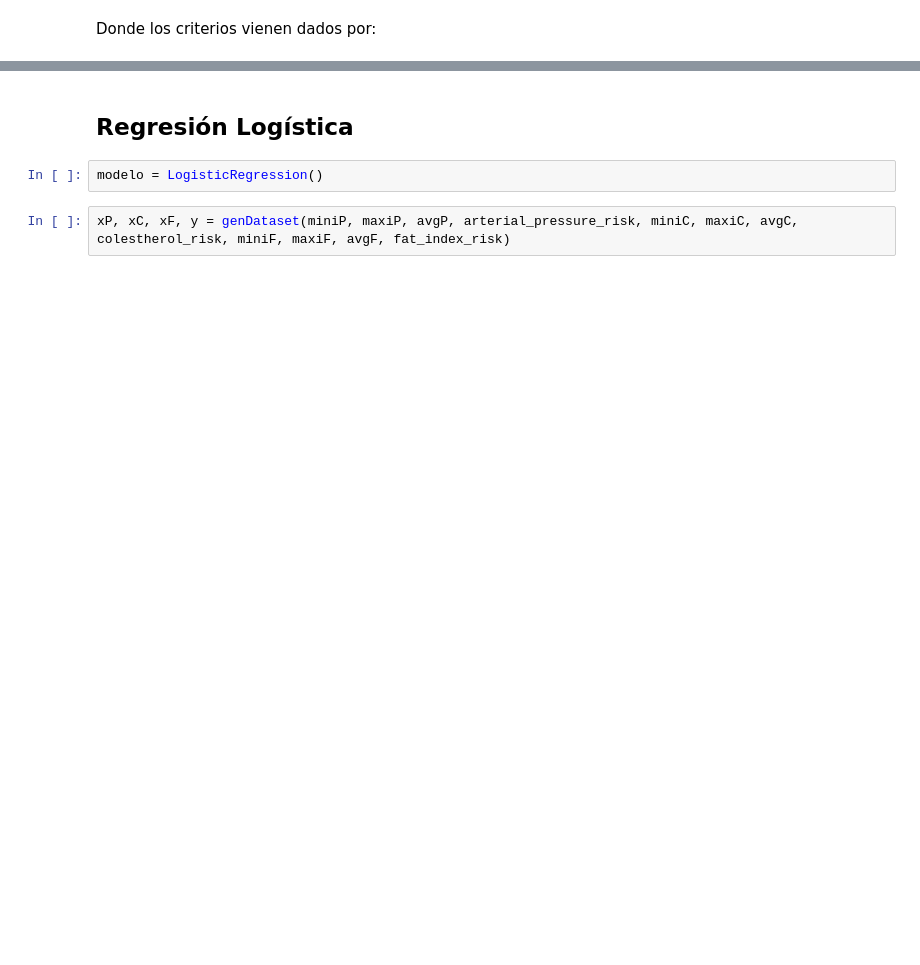
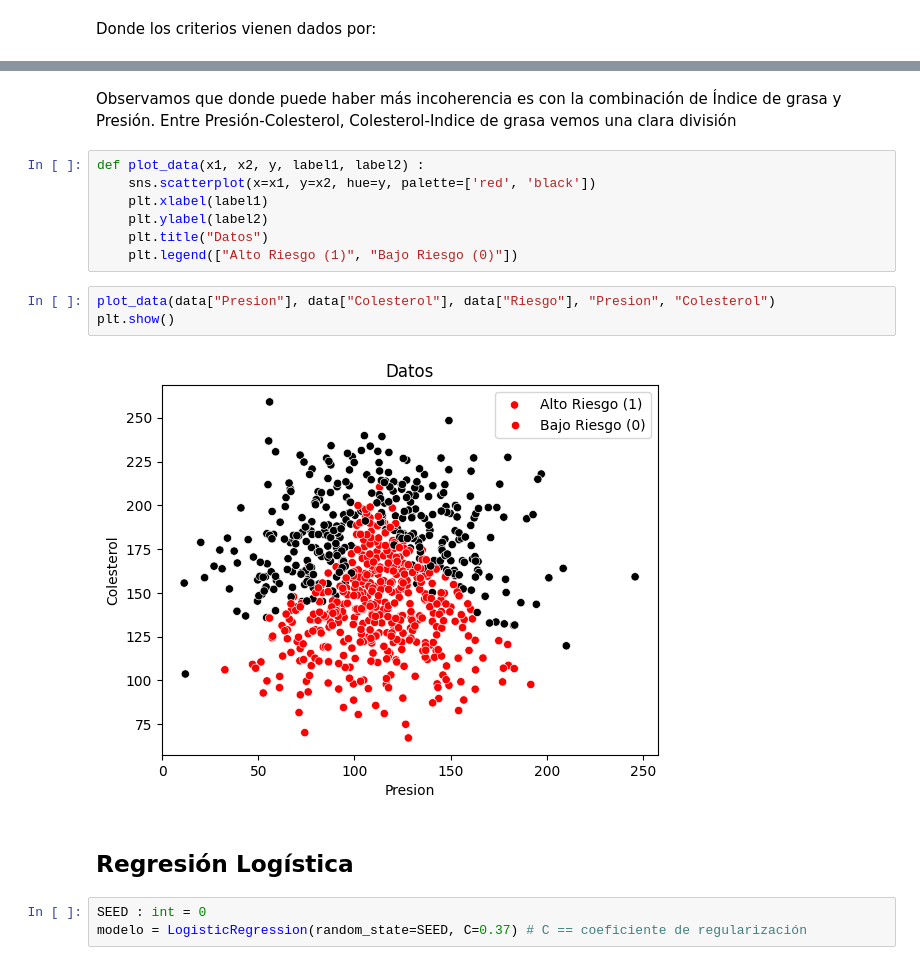
Before and after one commit to sevillaa/AABD, a Jupyter notebook: P2_Regresion_lineal_y_logistica/P2-B-Regresion_logistica.ipynb, the cells around one changed output, grey strips where cells are left out. Cells and saved outputs as stored; diff of their text form; blank space fills up the shorter version.

```diff
--- a/P2_Regresion_lineal_y_logistica/P2-B-Regresion_logistica.ipynb
+++ b/P2_Regresion_lineal_y_logistica/P2-B-Regresion_logistica.ipynb
@@ -75,6 +113,19 @@ def fat_index_risk(x) -> bool:
+# %% [markdown]
+Observamos que donde puede haber más incoherencia es con la combinación de Índice de grasa y Presión. Entre Presión-Colesterol, Colesterol-Indice de grasa vemos una clara división
+# %%
+def plot_data(x1, x2, y, label1, label2) :
+    sns.scatterplot(x=x1, y=x2, hue=y, palette=['red', 'black'])
+    plt.xlabel(label1)
+    plt.ylabel(label2)
+    plt.title("Datos")
+    plt.legend(["Alto Riesgo (1)", "Bajo Riesgo (0)"])
+# %%
+plot_data(data["Presion"], data["Colesterol"], data["Riesgo"], "Presion", "Colesterol")
+plt.show()
+# %% [output]
+[figure, added]
 # %% [markdown]
 ## Regresión Logística
-# %%
-modelo = LogisticRegression()
-# %%
-xP, xC, xF, y = genDataset(miniP, maxiP, avgP, arterial_pressure_risk, miniC, maxiC, avgC, colestherol_risk, miniF, maxiF, avgF, fat_index_risk)
+# %%
+SEED : int = 0
+modelo = LogisticRegression(random_state=SEED, C=0.37) # C == coeficiente de regularización
```
Also changed, not shown: parts of 18 cells of this notebook.
